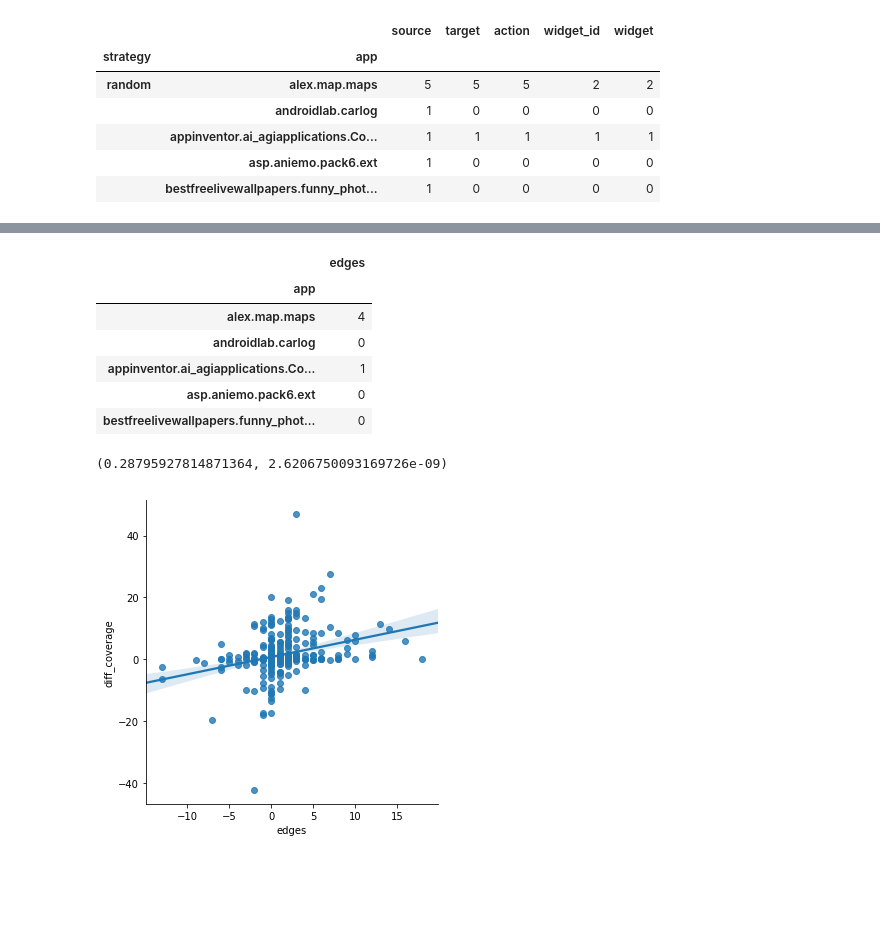
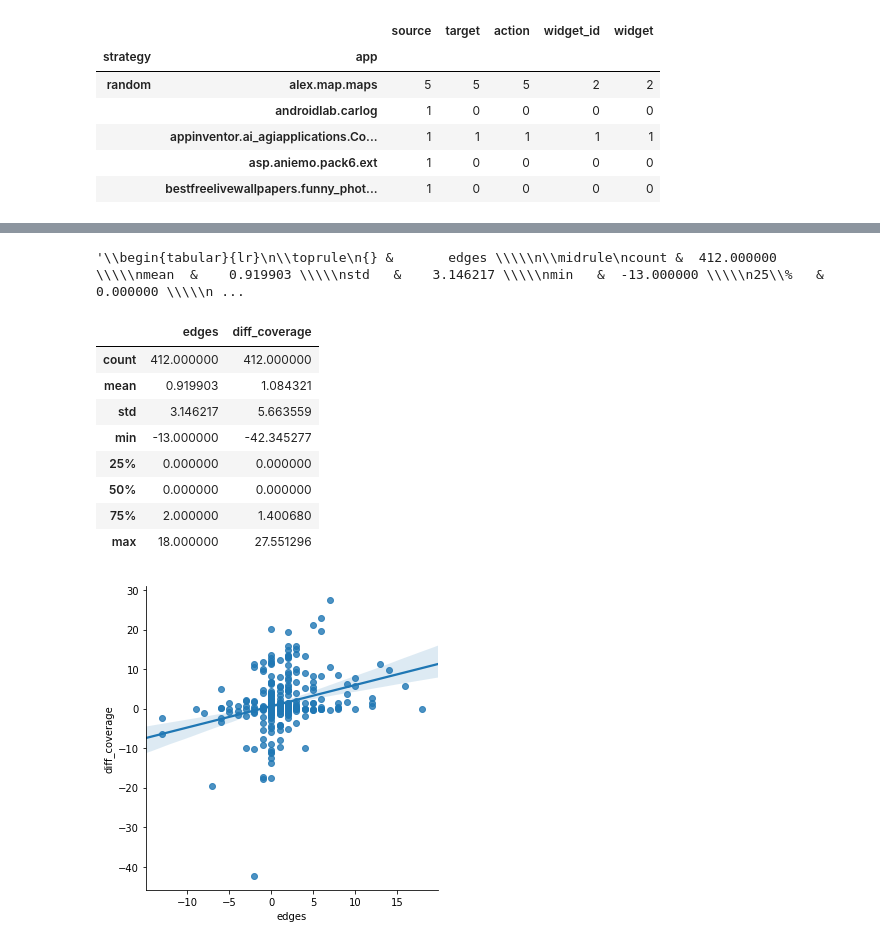
Before and after one commit to sangamk/IncubatorDataAnalyser, a Jupyter notebook: notebooks/GraphCoverage.ipynb, the cells around one changed output, grey strips where cells are left out. Saved outputs shown, nothing was run; the diff lists cells and outputs as text; code cells hidden in the pictures; blank space fills up the shorter version.

```diff
--- a/notebooks/GraphCoverage.ipynb
+++ b/notebooks/GraphCoverage.ipynb
@@ -136,24 +116,26 @@ boxplot_df_edges.describe()
 # %%
 diff_in_graph_per_app = random_coverage_with_test_graph['target'] - systematic_coverage_with_test_graph['target']
 diff_in_graph_per_app = diff_in_graph_per_app.to_frame("edges").dropna()
-diff_in_graph_per_app.head()
+diff_in_graph_per_app.describe().to_latex()
 # %% [output]
-|  | edges |
-| app |  |
-| alex.map.maps | 4 |
-| androidlab.carlog | 0 |
-| appinventor.ai_agiapplications.Co... | 1 |
-| asp.aniemo.pack6.ext | 0 |
-| bestfreelivewallpapers.funny_phot... | 0 |
+'\\begin{tabular}{lr}\n\\toprule\n{} &       edges \\\\\n\\midrule\ncount &  412.000000 \\\\\nmean  &    0.919903 \\\\\nstd   &    3.146217 \\\\\nmin   &  -13.000000 \\\\\n25\\%   &    0.000000 \\\\\n ...
 # %%
 diff_result = pd.concat([diff_in_graph_per_app, diff_coverage], axis=1, sort=False).dropna()
 sns.lmplot(x='edges', y='diff_coverage', data=diff_result, fit_reg=True)
 plt.savefig("./data/scatterplot-diff-edges-diff-coverage.pdf", dpi=1200)
 diff_result.describe()
-pearsonr(diff_result.edges, diff_result.diff_coverage)
+# pearsonr(diff_result.edges, diff_result.diff_coverage)
 # %% [output]
-(0.28795927814871364, 2.6206750093169726e-09)
+|  | edges | diff_coverage |
+| count | 412.000000 | 412.000000 |
+| mean | 0.919903 | 1.084321 |
+| std | 3.146217 | 5.663559 |
+| min | -13.000000 | -42.345277 |
+| 25% | 0.000000 | 0.000000 |
+| 50% | 0.000000 | 0.000000 |
+| 75% | 2.000000 | 1.400680 |
+| max | 18.000000 | 27.551296 |
-[figure, old version]
+[figure, new version]
 # %%
 number_of_unique_screens_per_app = valid_test_graph[['strategy', 'app', 'source', 'target']].melt(
     id_vars=['strategy', 'app'])
```
Also changed, not shown: parts of 9 cells of this notebook, 2 other files.
